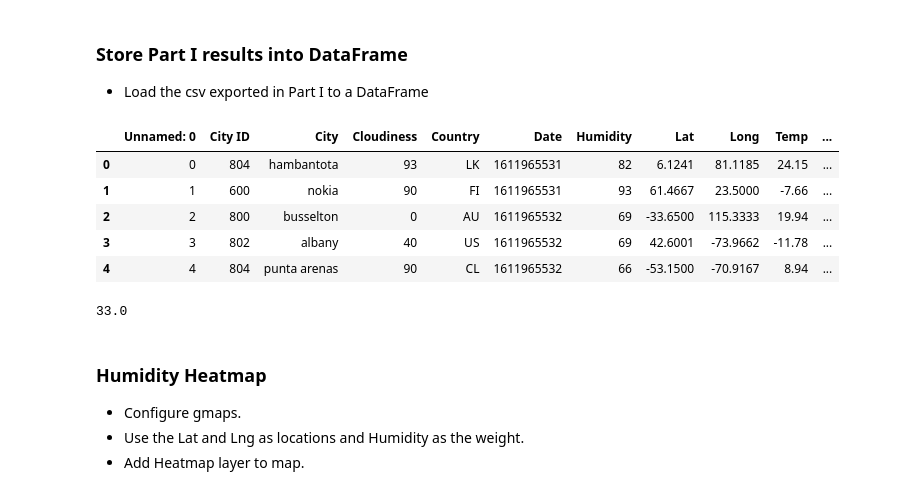
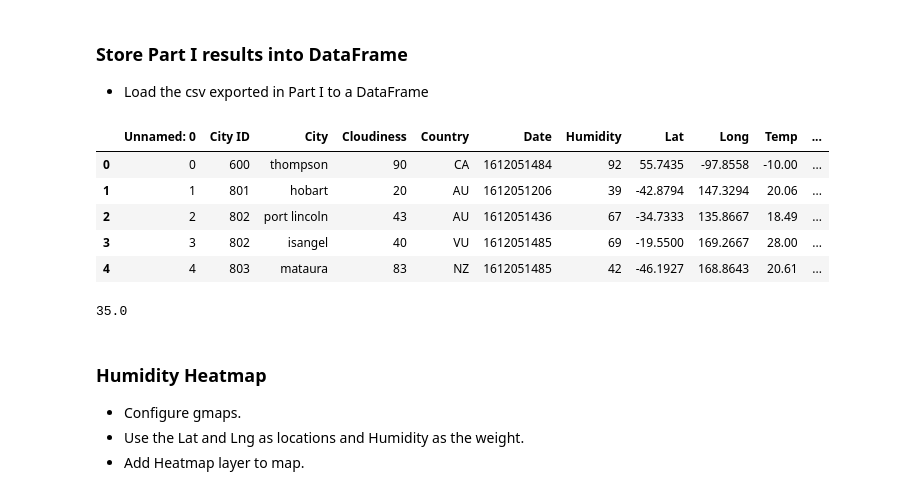
Before and after one commit to amunyhub/python-api-challenge, a Jupyter notebook: VacationPy/VacationPy.ipynb, the cells around one changed output. Drawn from its saved outputs; the diff is of its cells as text; code cells hidden in the pictures.

```diff
--- a/VacationPy/VacationPy.ipynb
+++ b/VacationPy/VacationPy.ipynb
@@ -21,19 +21,19 @@ from config import g_key
 ### Store Part I results into DataFrame
 * Load the csv exported in Part I to a DataFrame
 # %%
-cities=pd.read_csv("../WeatherPY/weather_output.csv")
+cities=pd.read_csv("../Outputs/weather_output.csv")
 cities.head()
 # %% [output]
 |  | Unnamed: 0 | City ID | City | Cloudiness | Country | Date | Humidity | Lat | Long | Temp | ... |
-| 0 | 0 | 804 | hambantota | 93 | LK | 1611965531 | 82 | 6.1241 | 81.1185 | 24.15 | ... |
-| 1 | 1 | 600 | nokia | 90 | FI | 1611965531 | 93 | 61.4667 | 23.5000 | -7.66 | ... |
-| 2 | 2 | 800 | busselton | 0 | AU | 1611965532 | 69 | -33.6500 | 115.3333 | 19.94 | ... |
-| 3 | 3 | 802 | albany | 40 | US | 1611965532 | 69 | 42.6001 | -73.9662 | -11.78 | ... |
-| 4 | 4 | 804 | punta arenas | 90 | CL | 1611965532 | 66 | -53.1500 | -70.9167 | 8.94 | ... |
+| 0 | 0 | 600 | thompson | 90 | CA | 1612051484 | 92 | 55.7435 | -97.8558 | -10.00 | ... |
+| 1 | 1 | 801 | hobart | 20 | AU | 1612051206 | 39 | -42.8794 | 147.3294 | 20.06 | ... |
+| 2 | 2 | 802 | port lincoln | 43 | AU | 1612051436 | 67 | -34.7333 | 135.8667 | 18.49 | ... |
+| 3 | 3 | 802 | isangel | 40 | VU | 1612051485 | 69 | -19.5500 | 169.2667 | 28.00 | ... |
+| 4 | 4 | 803 | mataura | 83 | NZ | 1612051485 | 42 | -46.1927 | 168.8643 | 20.61 | ... |
 # %%
 cities["Max Temp"].max()
 # %% [output]
-33.0
+35.0
 # %% [markdown]
 ### Humidity Heatmap
 * Configure gmaps.
```
Also changed, not shown: parts of 5 cells of this notebook.
